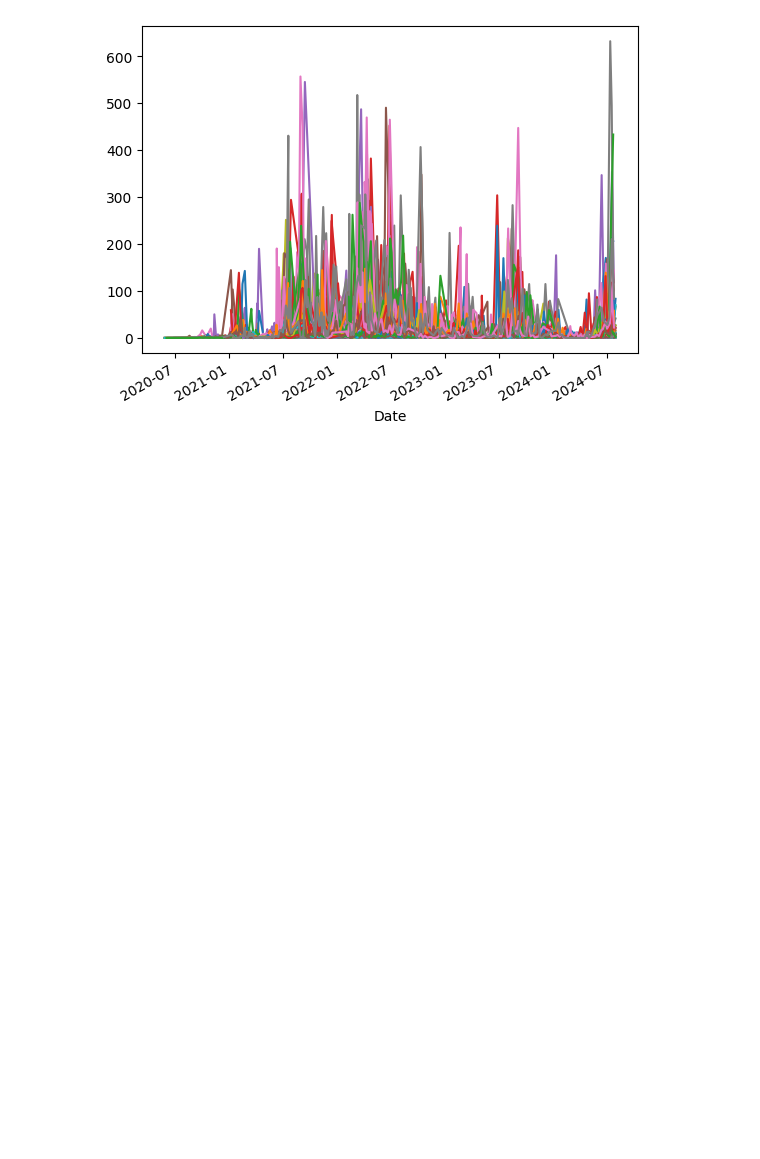
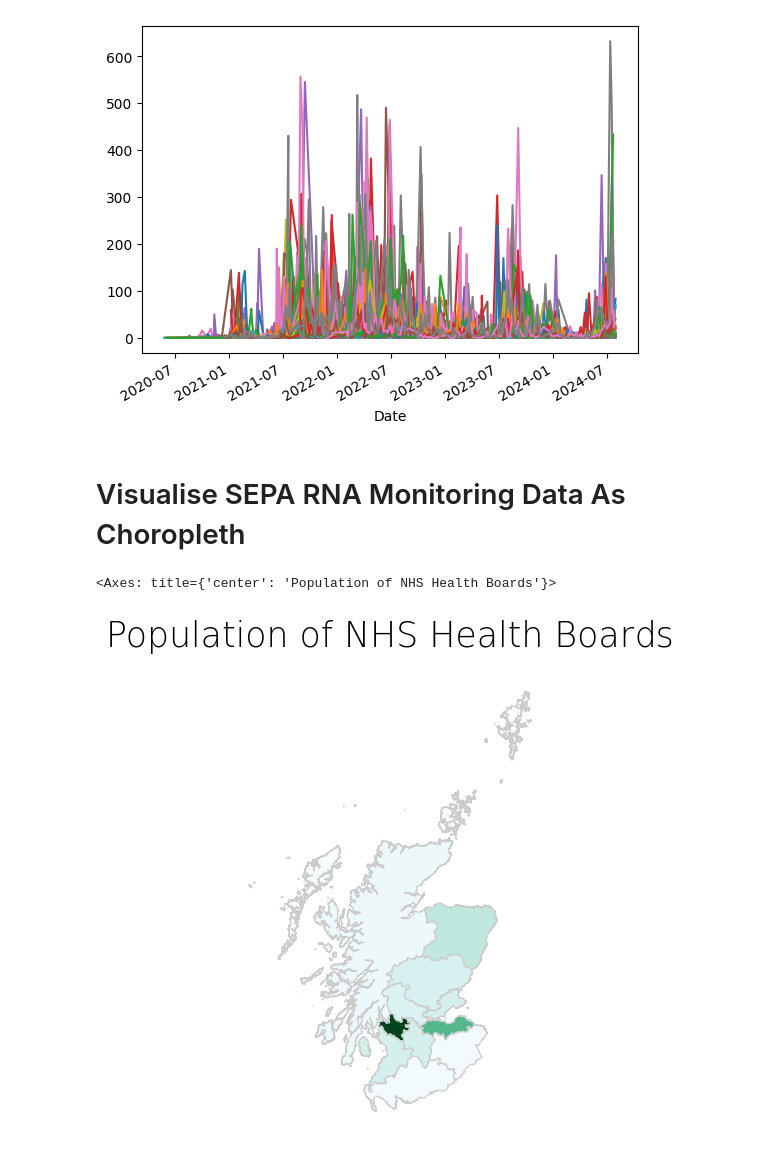
Before and after one commit to wenkokke/COVID-19-Wastewater-Scotland, a Jupyter notebook: WastewaterSevenDayAverageMgc.ipynb, the cells around one changed output. Drawn from its saved outputs; the diff is of its cells as text; code cells hidden in the pictures; blank space fills up the shorter version.

Commit message:
Plot population of health boards for practice

```diff
--- a/WastewaterSevenDayAverageMgc.ipynb
+++ b/WastewaterSevenDayAverageMgc.ipynb
@@ -113,3 +112,54 @@ rna_data[VALUE_PER_PERSON] = rna_data[VALUE] / rna_data[POPULATION_SIZE].map(par
 _ = rna_data.groupby(SITE_NAME).apply(lambda df_sn: df_sn.set_index(DATE)[VALUE_PER_PERSON].plot(), include_groups=False)
 # %% [output]
 [figure]
+# %% [markdown]
+# Visualise SEPA RNA Monitoring Data As Choropleth
+# %%
+# Data files:
+HEALTH_BOARD_MAP_SHAPE_FILE = DATA_DIR / "SG_NHS_HealthBoards_2019" / "SG_NHS_HealthBoards_2019.shp"
+# %%
+# Read the data:
+health_board_map = gpd.read_file(HEALTH_BOARD_MAP_SHAPE_FILE)
+# %%
+# Summarise population data per NHS health board:
+population_data = (
+    rna_data[[HEALTH_AREA, SITE_NAME, POPULATION_SIZE]]
+        .set_index(HEALTH_AREA)
+        .drop_duplicates()
+        .groupby(HEALTH_AREA)
+        .sum(POPULATION_SIZE)
+)
+# %%
+# Merge the NHS health board map data with the population data:
+health_board_population_map_data = health_board_map.set_index('HBName').join(population_data)
+# %%
+# Plot the population of each NHS health board as a choropleth:
+POPULATION_SIZE_MIN = population_data[POPULATION_SIZE].min()
+POPULATION_SIZE_MAX = population_data[POPULATION_SIZE].max()
+
+fig, ax = plt.subplots(1, figsize=(10, 6))
+
+# Remove the axis:
+ax.axis('off')
+
+# Add a title:
+ax.set_title("Population of NHS Health Boards", fontdict={'fontsize': '25', 'fontweight': '3'})
+
+# Create colorbar as legend:
+sm = plt.cm.ScalarMappable(
+    cmap='BuGn',
+    norm=plt.Normalize(vmin=POPULATION_SIZE_MIN, vmax=POPULATION_SIZE_MAX)
+)
+sm._A = [] # Add empty array as data range
+fig.colorbar(sm) # Add colorbar to figure
+
+health_board_population_map_data.plot(
+    column=POPULATION_SIZE,
+    cmap='BuGn',
+    linewidth=0.8,
+    ax=ax,
+    edgecolor='0.8',
+)
+# %% [output]
+<Axes: title={'center': 'Population of NHS Health Boards'}>
+[figure, added]
```
Also changed, not shown: parts of 5 cells of this notebook.
